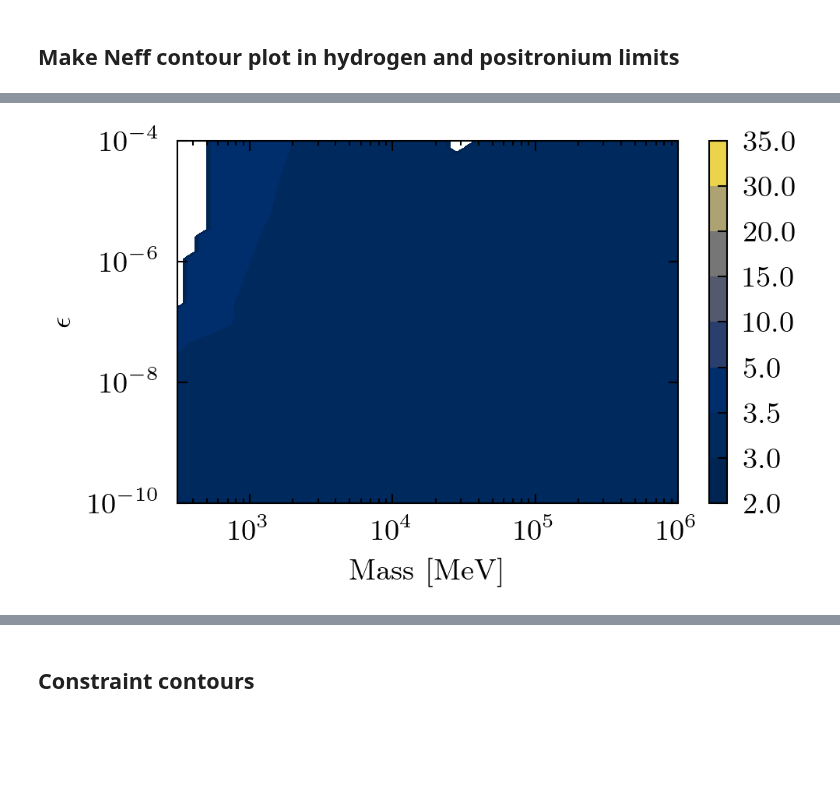
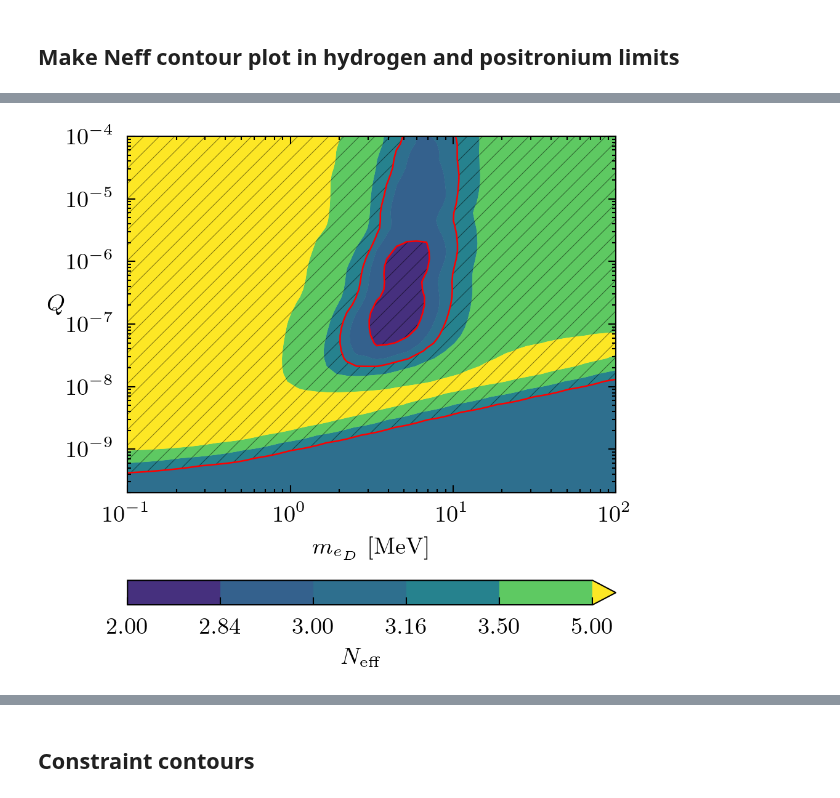
Before and after one commit to Duncan-Adams/mcp_boltzmann, a Jupyter notebook: notebooks/adm_results.ipynb, the cells around one changed output, grey strips where cells are left out. Cells and saved outputs as stored; diff of their text form; code cells hidden in the pictures; blank space fills up the shorter version.

```diff
--- a/notebooks/adm_results.ipynb
+++ b/notebooks/adm_results.ipynb
@@ -27,6 +27,8 @@ if highmass:
     adm_results_dir = '/Users/duncan/scrap/adm_scans/adm_scan_highmass_notop/'
 # %% [markdown]
 ### Loop over directories to find all parameter points and load results
+# %%
+N_eff_min_cut = 2.7
 # %%
 mde_dirs = []
 mde_mdp_dirs = []
@@ -224,12 +238,19 @@ charge_list = np.geomspace(eps_min, eps_max, num_eps)
 masses_HL = np.zeros((len(unique_mde), N_Q))
 charges_HL = np.zeros((len(unique_mde), N_Q))
 N_eff_HL = np.zeros((len(unique_mde), N_Q))
+R_Td_Tg_HL = np.zeros((len(unique_mde), N_Q))
 
 for (i, mass_de) in enumerate(unique_mde):
 
     HL_mdp_key = list(N_eff_results_dict[mass_de].keys())[-1]
     charges = N_eff_results_dict[mass_de][HL_mdp_key][0]
     N_eff = N_eff_results_dict[mass_de][HL_mdp_key][1]
+    R_Td_Tg = R_Tgam_Tdark_interp_dict[mass_de][HL_mdp_key](charges)
+
+    bad_points = np.where(N_eff < N_eff_min_cut)
+    if len(bad_points[0]) > 0:
+        for bp in bad_points:
+            N_eff[bp] = Delta_N_eff_interp_dict[mass_de][HL_mdp_key](charge_list[bp]) + 3.008794963455335
 
     #in case of failed jobs
     num_completed = len(N_eff)
@@ -237,15 +258,24 @@ for (i, mass_de) in enumerate(unique_mde):
     masses_HL[i, :] = mass_de
     charges_HL[i, :] = charge_list
     N_eff_HL[i, 0:num_completed] = N_eff
+    R_Td_Tg_HL[i:, 0:num_completed] = R_Td_Tg
 
 masses_PL = np.zeros((len(unique_mde), N_Q))
 charges_PL = np.zeros((len(unique_mde), N_Q))
 N_eff_PL = np.zeros((len(unique_mde), N_Q))
+R_Td_Tg_PL = np.zeros((len(unique_mde), N_Q))
 
 for (i, mass_de) in enumerate(unique_mde):
 
     PL_mdp_key = list(N_eff_results_dict[mass_de].keys())[0]
     N_eff = N_eff_results_dict[mass_de][PL_mdp_key][1]
+    R_Td_Tg = R_Tgam_Tdark_interp_dict[mass_de][PL_mdp_key](charges)
+
+    bad_points = np.where(N_eff < N_eff_min_cut)
+    if len(bad_points[0]) > 0:
+        for bp in bad_points:
+            N_eff[bp] = Delta_N_eff_interp_dict[mass_de][PL_mdp_key](charge_list[bp]) + 3.008794963455335
+    # N_eff_I = Delta_N_eff_interp_dict[mass_de][PL_mdp_key]
 
     #in case of failed jobs
     num_completed = len(N_eff)
@@ -253,3 +283,4 @@ for (i, mass_de) in enumerate(unique_mde):
     masses_PL[i, :] = mass_de
     charges_PL[i, :] = charge_list
     N_eff_PL[i, 0:num_completed] = N_eff
+    R_Td_Tg_PL[i:, 0:num_completed] = R_Td_Tg
@@ -285,33 +389,78 @@ plt.show()
 # %%
-f, ax = plt.subplots(1, 1)
+plt.rcParams['hatch.color'] = (0.0, 0.0, 0.0, 0.5)
 
-contour_levels = np.array([2.0, 3.0, 3.5, 5, 10, 15, 20, 30, 35])
-# contour_levels = np.array([0.0, 0.5, 1.0, 1.5, 2.0, 2.5, 3.0, 3.5])
-
-
-# contour_levels = np.array([3.0, 3.5, 4.0, 5.0])
+f, ax = plt.subplots(
+    1, 1, figsize=(3.25, 3.0), layout="constrained"
+)
+# contour_levels = np.array([3.0, 3.0 + 0.16, 3.5, 4, 5, 7, 10, 15])
+contour_levels = np.array([2.0, 3.0 - 0.16, 3.0, 3.0 + 0.16, 3.5, 5])
 
 plt.contourf(
     masses_PL,
     charges_PL,
     N_eff_PL,
     levels=contour_levels,
-    # antialiased=True,
+    antialiased=True,
+    extend='max',
+    # hatches=['x', 'x', None, 'x', 'x', 'x'],
     # norm='log',
-    cmap='cividis'
+    # cmap='cividis',
 )
 
-plt.colorbar()
+plt.colorbar(label=r'$N_{\rm eff}$', location='bottom')
 
-plt.xlabel('Mass [MeV]')
-plt.ylabel(r'$\epsilon$')
+hatch_style = 'xxx'
+hatch_style = '////'
 
-# plt.ylim(2e-10, 3e-6)
+plt.contourf(
+    masses_PL,
+    charges_PL,
+    N_eff_PL,
+    levels=contour_levels,
+    antialiased=True,
+    extend='max',
+    hatches=[hatch_style, None, None, hatch_style, hatch_style, hatch_style],
+    # norm='log',
+    # cmap='cividis',
+)
+
+plt.contour(
+    masses_PL,
+    charges_PL,
+    N_eff_PL,
+    # levels=np.array([3.0 - 0.16, 3.0 + 0.16]),
+    levels=np.array([3.0 -0.16, 3.0 + 0.16]),
+    colors='red',
+    antialiased=True,
+    # norm='log',
+)
+
+# plt.contourf(
+#     masses_PL,
+#     charges_PL,
+#     N_eff_PL,
+#     # levels=np.array([3.0 - 0.16, 3.0 + 0.16]),
+#     levels=np.array([2.0, 3.0 - 0.16]),
+#     colors=None,
+#     hatches='x',
+#     antialiased=True,
+#     # norm='log',
+# )
+
+bad_sel = np.where(N_eff_PL < 2.4)
+plt.plot(masses_PL[bad_sel], charges_PL[bad_sel], linestyle='none', marker='x')
+
+
+plt.xlabel('$m_{e_D}~$[MeV]')
+plt.ylabel(r'$Q$', rotation='horizontal')
+
+plt.ylim(2e-10, 1e-4)
+
 plt.xscale('log')
 plt.yscale('log')
 
-# plt.plot(masses_bad, charges_bad, linestyle='none', marker='+')
 plt.savefig('../output/figures/N_eff_contour_PL.pdf')
+
 plt.show()
 # %% [output]
-[figure, old version]
+[figure, new version]
```
Also changed, not shown: parts of 20 cells of this notebook, 1 other file.
